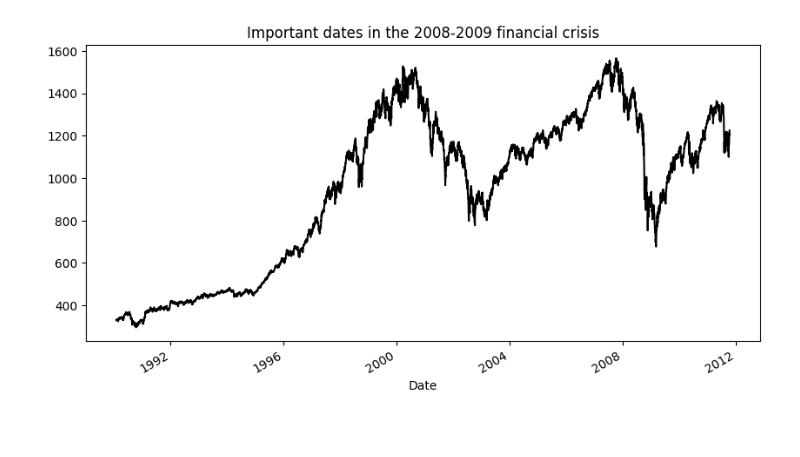
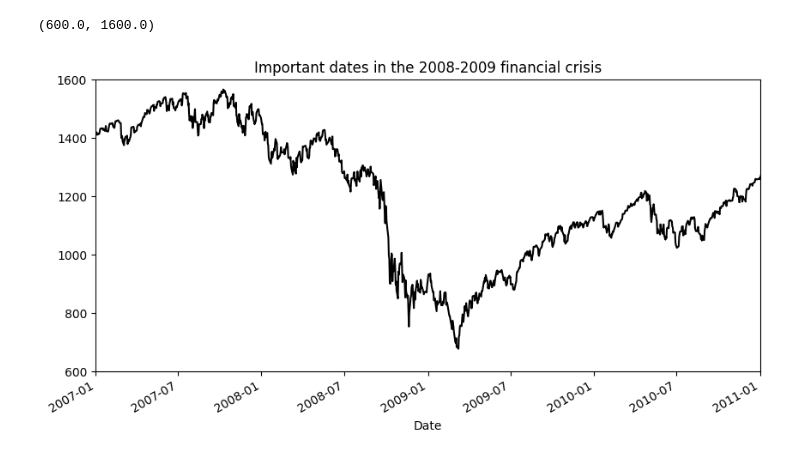
Before and after one commit to roberthsu2003/__2024_10_15__gjun_ai__, a Jupyter notebook: lesson20/lesson20_3.ipynb, the cells around one changed output. Drawn from its saved outputs; the diff is of its cells as text; code cells hidden in the pictures; blank space fills up the shorter version.

```diff
--- a/lesson20/lesson20_3.ipynb
+++ b/lesson20/lesson20_3.ipynb
@@ -1,12 +1,22 @@
 # %%
 import pandas as pd
 import matplotlib.pyplot as plt
+from datetime import datetime
 
 data = pd.read_csv('spx.csv',index_col=0,parse_dates=True)
 series = data['SPX']
 fig = plt.figure(figsize=(10,5))
 axes = fig.add_subplot(1,1,1)
+crisis_data = [
+    (datetime(2007, 10, 11),'Peak of bull market'),
+    (datetime(2008, 3, 12),'Bear Stearns Fails'),
+    (datetime(2008, 9, 15), 'Lehman Bankruptcy')
+]
 series.plot.line(ax=axes,style='k-')
 _ = axes.set_title('Important dates in the 2008-2009 financial crisis')
+
+axes.set_xlim('2007-01-01','2011-01-01')
+axes.set_ylim([600, 1600])
 # %% [output]
+(600.0, 1600.0)
-[figure, old version]
+[figure, new version]
```
